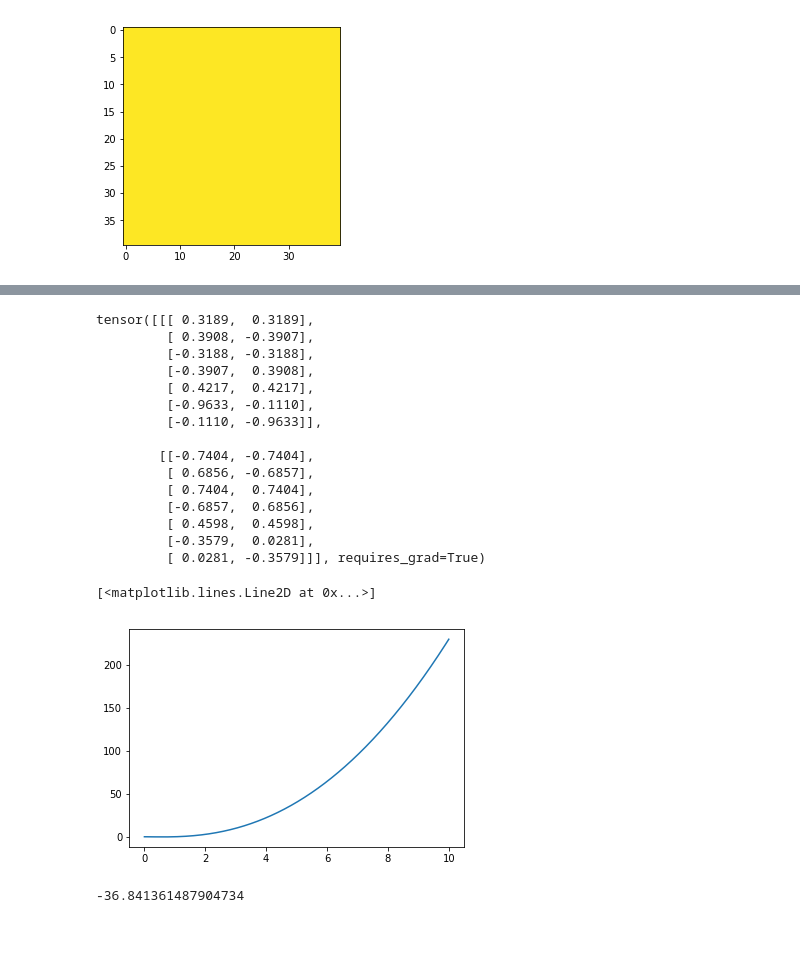
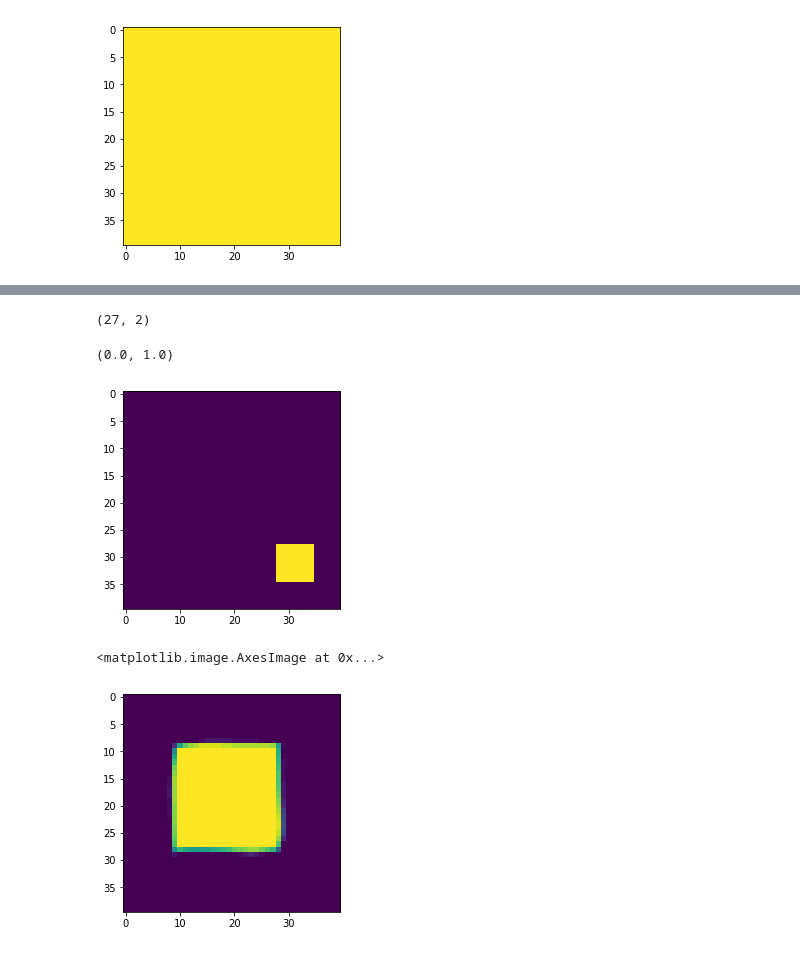
Before and after one commit to cheind/py-thin-plate-spline, a Jupyter notebook: TPS.ipynb, the cells around one changed output, grey strips where cells are left out. Drawn from its saved outputs; the diff is of its cells as text; code cells hidden in the pictures.

```diff
--- a/TPS.ipynb
+++ b/TPS.ipynb
@@ -272,18 +276,0 @@ tensor(0.0083, grad_fn=<MseLossBackward>) tensor(0.5291, grad_fn=<MeanBackward1>
-# %%
-print(theta)
-# %% [output]
-tensor([[[ 0.3189,  0.3189],
-         [ 0.3908, -0.3907],
-         [-0.3188, -0.3188],
-         [-0.3907,  0.3908],
-         [ 0.4217,  0.4217],
-         [-0.9633, -0.1110],
-         [-0.1110, -0.9633]],
-
-        [[-0.7404, -0.7404],
-         [ 0.6856, -0.6857],
-         [ 0.7404,  0.7404],
-         [-0.6857,  0.6856],
-         [ 0.4598,  0.4598],
-         [-0.3579,  0.0281],
-         [ 0.0281, -0.3579]]], requires_grad=True)
@@ -293,9 +277,20 @@ u = r*r*np.log(r + 1e-8)
-# %%
-plt.plot(r, u)
-# %% [output]
-[<matplotlib.lines.Line2D at 0x...>]
-[figure, removed]
-# %%
-np.log(1e-16)
-# %% [output]
--36.841361487904734
+# %%
+th = theta.detach().cpu().numpy()
+# %%
+th[0].shape
+# %% [output]
+(27, 2)
+# %%
+grid = tpsnp.compute_densegrid_from_theta(c_dst.numpy(), th[1, :, 0], th[1, :, 1], (40, 40, 1))
+i = img[1].permute(1,2,0).numpy().squeeze()
+w = cv2.remap(i, grid[:, :, 0] * i.shape[1], grid[:, :, 1] * i.shape[0], cv2.INTER_LINEAR)
+w.min(), w.max()
+# %% [output]
+(0.0, 1.0)
+# %%
+plt.imshow(i); plt.show()
+plt.imshow(w)
+# %% [output]
+[figure, added]
+<matplotlib.image.AxesImage at 0x...>
+[figure, added]
```
Also changed, not shown: parts of 6 cells of this notebook, 1 other file.
